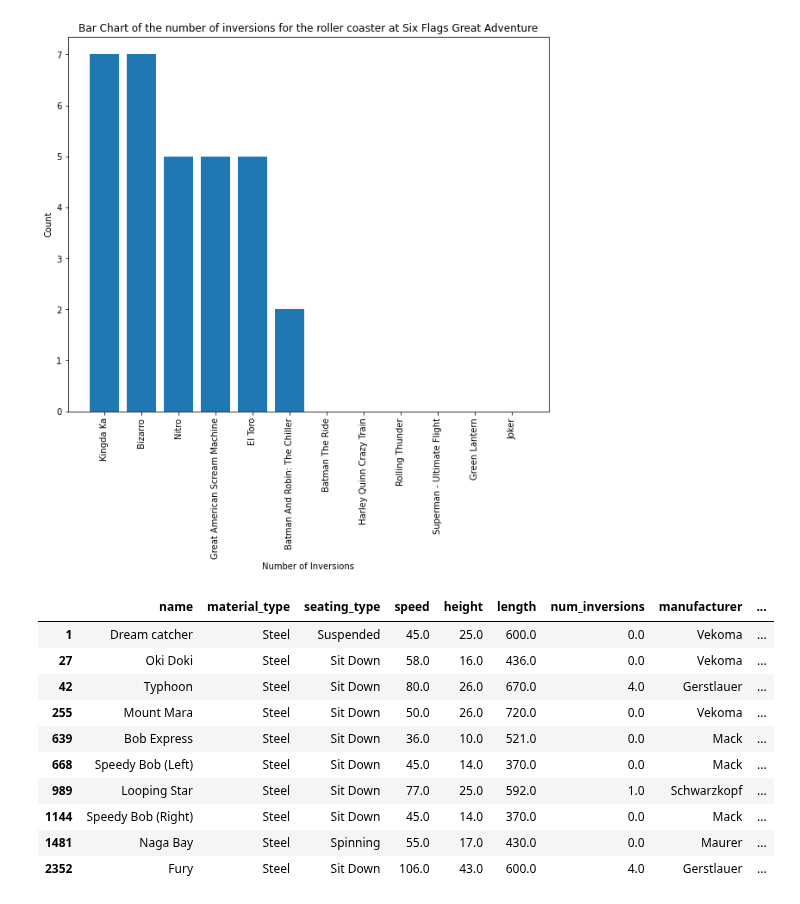
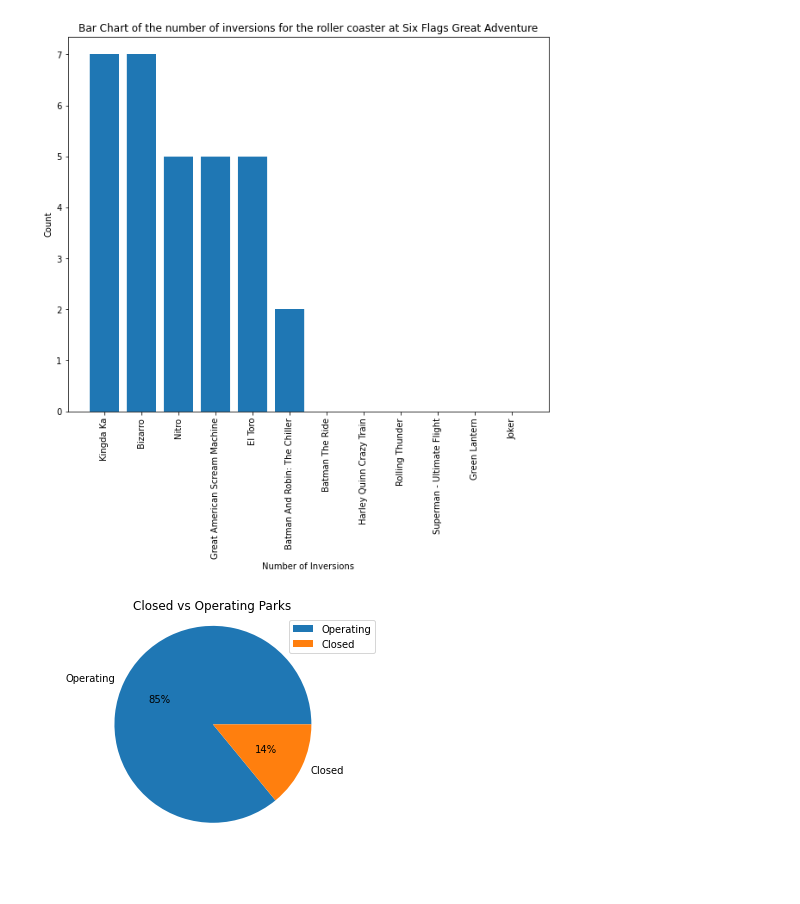
Before and after one commit to joeelorm/Data_Science, a Jupyter notebook: Data Visualization/Data Visualisation_3.ipynb, the cells around one changed output. Drawn from its saved outputs; the diff is of its cells as text; code cells hidden in the pictures; blank space fills up the shorter version.

```diff
--- a/Data Visualization/Data Visualisation_3.ipynb
+++ b/Data Visualization/Data Visualisation_3.ipynb
@@ -264,17 +264,24 @@ def bar_of_num_inv(df, parkname):
 bar_of_num_inv(roller_coasters, 'Six Flags Great Adventure')
 # %% [output]
 [figure]
-# %%
-roller_coasters[roller_coasters['park'] == 'Bobbejaanland']
-# %% [output]
-|  | name | material_type | seating_type | speed | height | length | num_inversions | manufacturer | ... |
-| 1 | Dream catcher | Steel | Suspended | 45.0 | 25.0 | 600.0 | 0.0 | Vekoma | ... |
-| 27 | Oki Doki | Steel | Sit Down | 58.0 | 16.0 | 436.0 | 0.0 | Vekoma | ... |
-| 42 | Typhoon | Steel | Sit Down | 80.0 | 26.0 | 670.0 | 4.0 | Gerstlauer | ... |
-| 255 | Mount Mara | Steel | Sit Down | 50.0 | 26.0 | 720.0 | 0.0 | Vekoma | ... |
-| 639 | Bob Express | Steel | Sit Down | 36.0 | 10.0 | 521.0 | 0.0 | Mack | ... |
-| 668 | Speedy Bob (Left) | Steel | Sit Down | 45.0 | 14.0 | 370.0 | 0.0 | Mack | ... |
-| 989 | Looping Star | Steel | Sit Down | 77.0 | 25.0 | 592.0 | 1.0 | Schwarzkopf | ... |
-| 1144 | Speedy Bob (Right) | Steel | Sit Down | 45.0 | 14.0 | 370.0 | 0.0 | Mack | ... |
-| 1481 | Naga Bay | Steel | Spinning | 55.0 | 17.0 | 430.0 | 0.0 | Maurer | ... |
-| 2352 | Fury | Steel | Sit Down | 106.0 | 43.0 | 600.0 | 4.0 | Gerstlauer | ... |
+# %%
+# Create a function to plot a pie chart of status.operating
+def pie_chart_creator(df):
+    status_operating = df[df['status'] == 'status.operating']
+    status_closed = df[df['status'] == 'status.closed.definitely']
+
+    num_status_operating = len(status_operating)
+    num_status_closed = len(status_closed)
+
+    counts_of_status = [num_status_operating, num_status_closed]
+    labels = ['Operating', 'Closed']
+
+    plt.pie(counts_of_status, autopct = '%1d%%', labels = labels)
+    plt.axis('equal')
+    plt.title('Closed vs Operating Parks')
+    plt.legend()
+    plt.show()
+# %%
+pie_chart_creator(roller_coasters)
+# %% [output]
+[figure, added]
```
Also changed, not shown: parts of 3 cells of this notebook.
